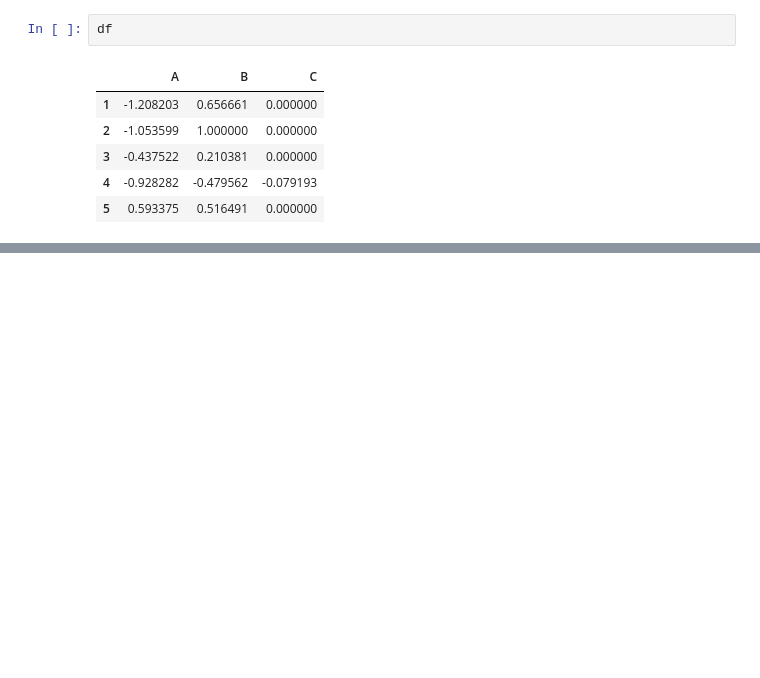
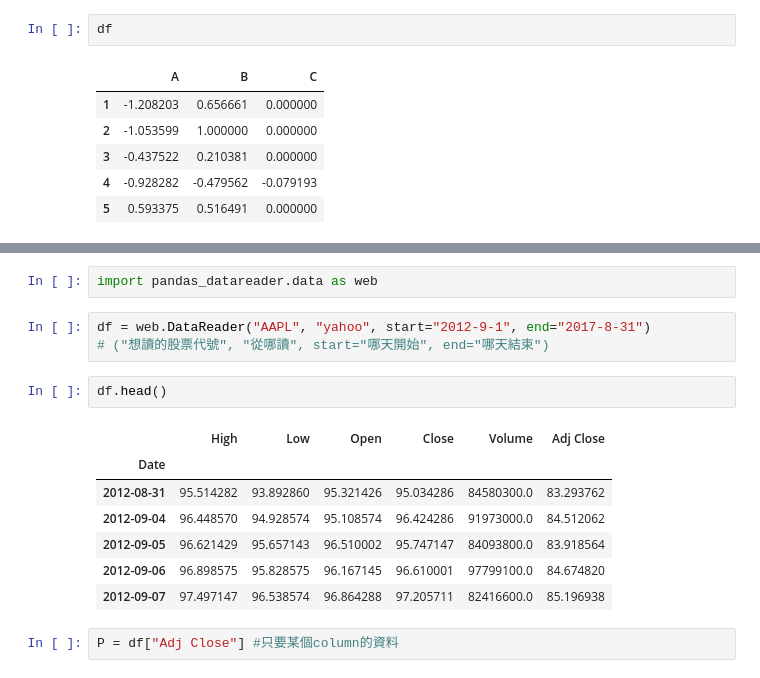
Before and after one commit to victoria-00/Python-Work, a Jupyter notebook: 第五週影片筆記（自己作dataframe、畫長條圖、股價做資料分析）.ipynb, the cells around one changed output, grey strips where cells are left out. Cells and saved outputs as stored; diff of their text form; blank space fills up the shorter version.

```diff
--- a/第五週影片筆記（自己作dataframe、畫長條圖）.ipynb
+++ b/第五週影片筆記（自己作dataframe、畫長條圖、股價做資料分析）.ipynb
@@ -303,0 +312,17 @@ df
+# %%
+import pandas_datareader.data as web
+# %%
+df = web.DataReader("AAPL", "yahoo", start="2012-9-1", end="2017-8-31")
+# ("想讀的股票代號", "從哪讀", start="哪天開始", end="哪天結束")
+# %%
+df.head()
+# %% [output]
+|  | High | Low | Open | Close | Volume | Adj Close |
+| Date |  |  |  |  |  |  |
+| 2012-08-31 | 95.514282 | 93.892860 | 95.321426 | 95.034286 | 84580300.0 | 83.293762 |
+| 2012-09-04 | 96.448570 | 94.928574 | 95.108574 | 96.424286 | 91973000.0 | 84.512062 |
+| 2012-09-05 | 96.621429 | 95.657143 | 96.510002 | 95.747147 | 84093800.0 | 83.918564 |
+| 2012-09-06 | 96.898575 | 95.828575 | 96.167145 | 96.610001 | 97799100.0 | 84.674820 |
+| 2012-09-07 | 97.497147 | 96.538574 | 96.864288 | 97.205711 | 82416600.0 | 85.196938 |
+# %%
+P = df["Adj Close"] #只要某個column的資料
```
Also changed, not shown: parts of 9 cells of this notebook, 2 other files.
